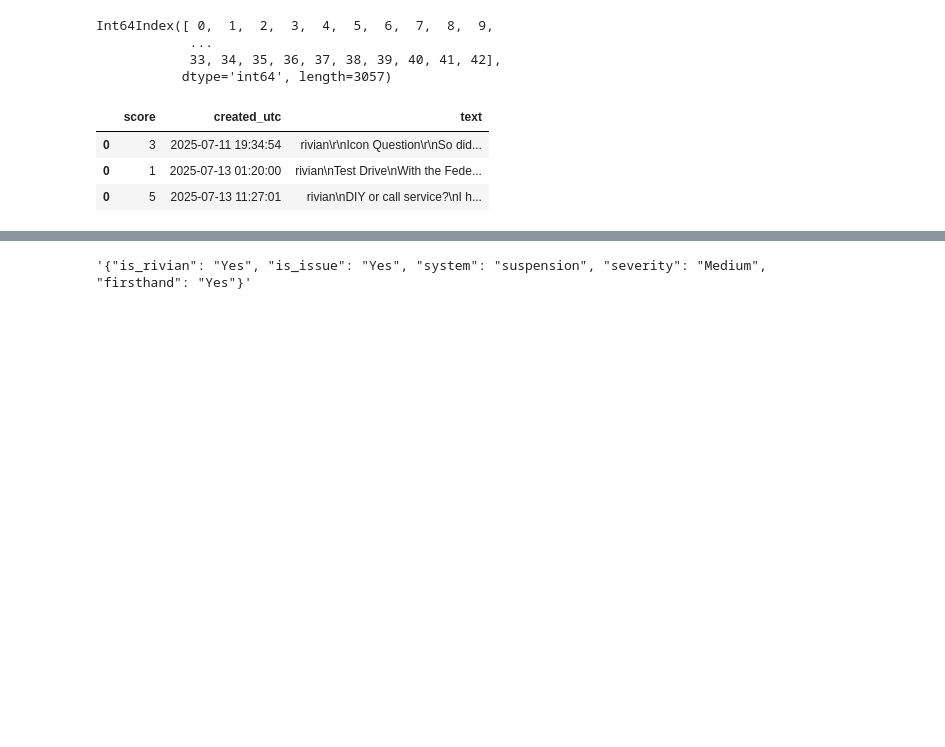
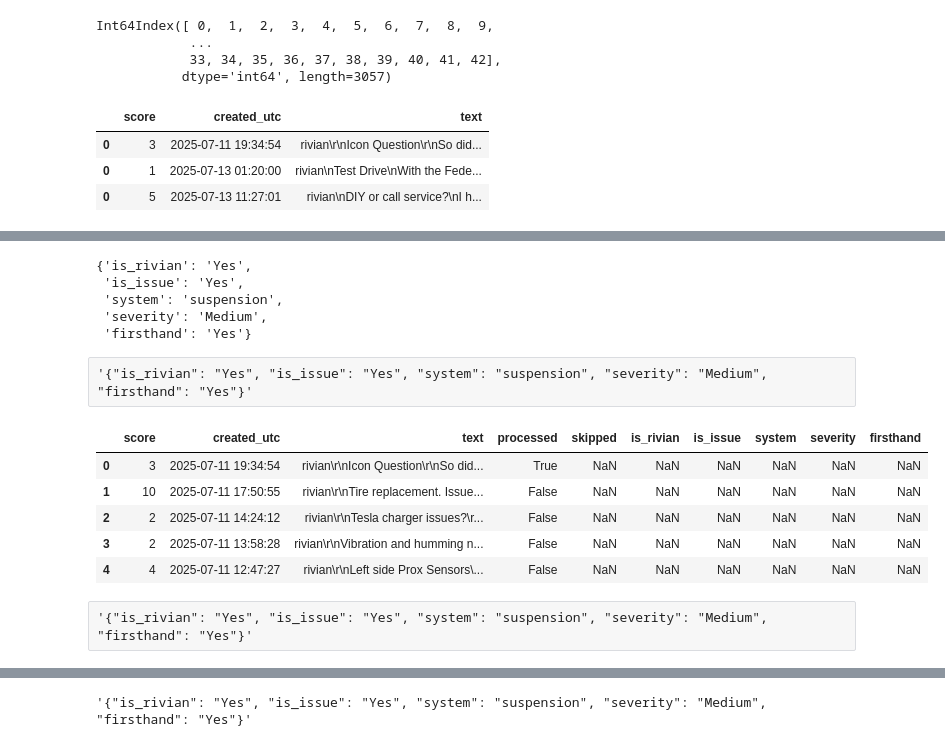
Before and after one commit to giancarlo-garbagnati/eav-llm-monitor, a Jupyter notebook: notebooks/dev.ipynb, the cells around one changed output, grey strips where cells are left out. Cells and saved outputs as stored; diff of their text form; code cells hidden in the pictures; blank space fills up the shorter version.

```diff
--- a/notebooks/dev.ipynb
+++ b/notebooks/dev.ipynb
@@ -315,0 +512,2 @@ response = client.responses.create(
+# %%
+df = df.head().copy()
@@ -315,0 +527,8 @@ response = client.responses.create(
+# %%
+json.loads(sj)
+# %% [output]
+{'is_rivian': 'Yes',
+ 'is_issue': 'Yes',
+ 'system': 'suspension',
+ 'severity': 'Medium',
+ 'firsthand': 'Yes'}
@@ -315,0 +576,19 @@ response = client.responses.create(
+# %% [raw]
+'{"is_rivian": "Yes", "is_issue": "Yes", "system": "suspension", "severity": "Medium", "firsthand": "Yes"}'
+# %%
+new_columns = ['processed', 'skipped', 'is_rivian', 'is_issue', 'system', 'severity', 'firsthand']
+# %%
+for col in new_columns:
+    df[col] = pd.Series([np.nan for x in range(len(df.index))])
+df['processed'] = False
+# %%
+df['processed'] = False
+# %%
+df
+# %% [output]
+|  | score | created_utc | text | processed | skipped | is_rivian | is_issue | system | severity | firsthand |
+| 0 | 3 | 2025-07-11 19:34:54 | rivian\r\nIcon Question\r\nSo did... | True | NaN | NaN | NaN | NaN | NaN | NaN |
+| 1 | 10 | 2025-07-11 17:50:55 | rivian\r\nTire replacement. Issue... | False | NaN | NaN | NaN | NaN | NaN | NaN |
+| 2 | 2 | 2025-07-11 14:24:12 | rivian\r\nTesla charger issues?\r... | False | NaN | NaN | NaN | NaN | NaN | NaN |
+| 3 | 2 | 2025-07-11 13:58:28 | rivian\r\nVibration and humming n... | False | NaN | NaN | NaN | NaN | NaN | NaN |
+| 4 | 4 | 2025-07-11 12:47:27 | rivian\r\nLeft side Prox Sensors\... | False | NaN | NaN | NaN | NaN | NaN | NaN |
@@ -315,0 +627,2 @@ response = client.responses.create(
+# %% [raw]
+'{"is_rivian": "Yes", "is_issue": "Yes", "system": "suspension", "severity": "Medium", "firsthand": "Yes"}'
```
Also changed, not shown: parts of 44 cells of this notebook, 5 other files.
